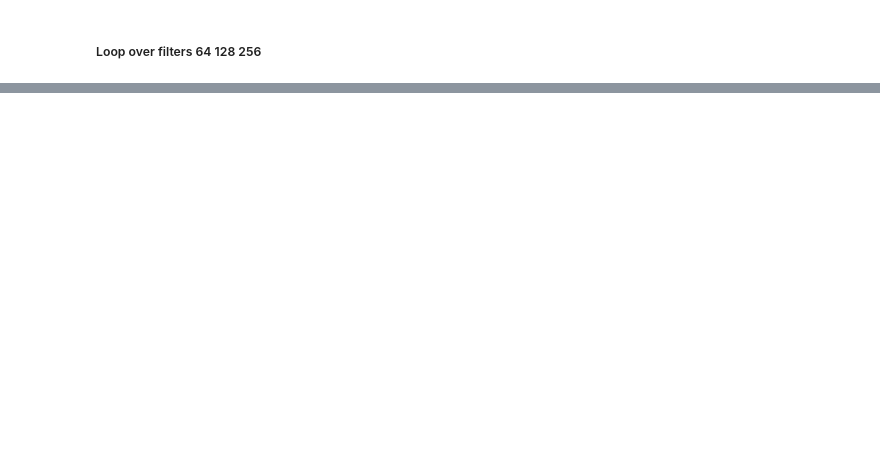
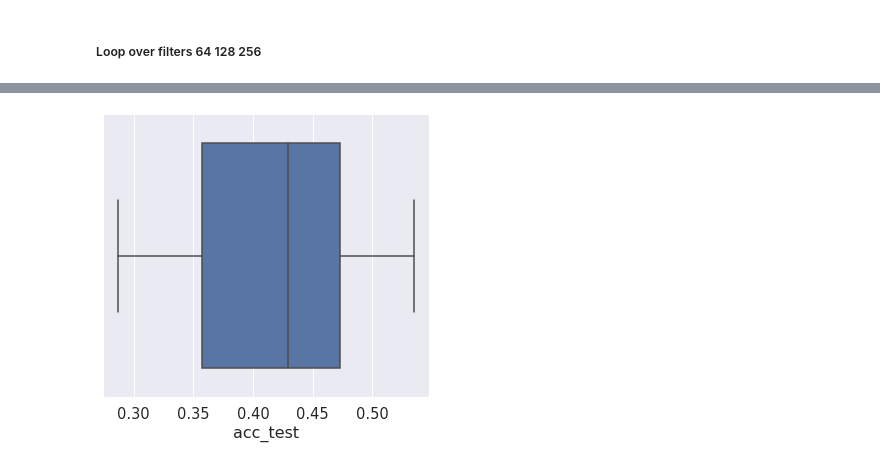
Before and after one commit to jeugregg/DeepLearningPictureDogs, a Jupyter notebook: 03_OC_IML_Project_6_my_neural_network_2.ipynb, the cells around one changed output, grey strips where cells are left out. Cells and saved outputs as stored; diff of their text form; code cells hidden in the pictures; blank space fills up the shorter version.

```diff
--- a/03_OC_IML_Project_6_my_neural_network_2.ipynb
+++ b/03_OC_IML_Project_6_my_neural_network_2.ipynb
@@ -1293,0 +1435,5 @@ plt.errorbar(df_filters["nb_filters"], df_filters[("acc_test","mean")],
+# %%
+sns.catplot(x="acc_test", kind="box",
+            data=df_res_256filt_50nod_he);
+# %% [output]
+[figure, added]
```
Also changed, not shown: parts of 55 cells of this notebook, 5 other files.
